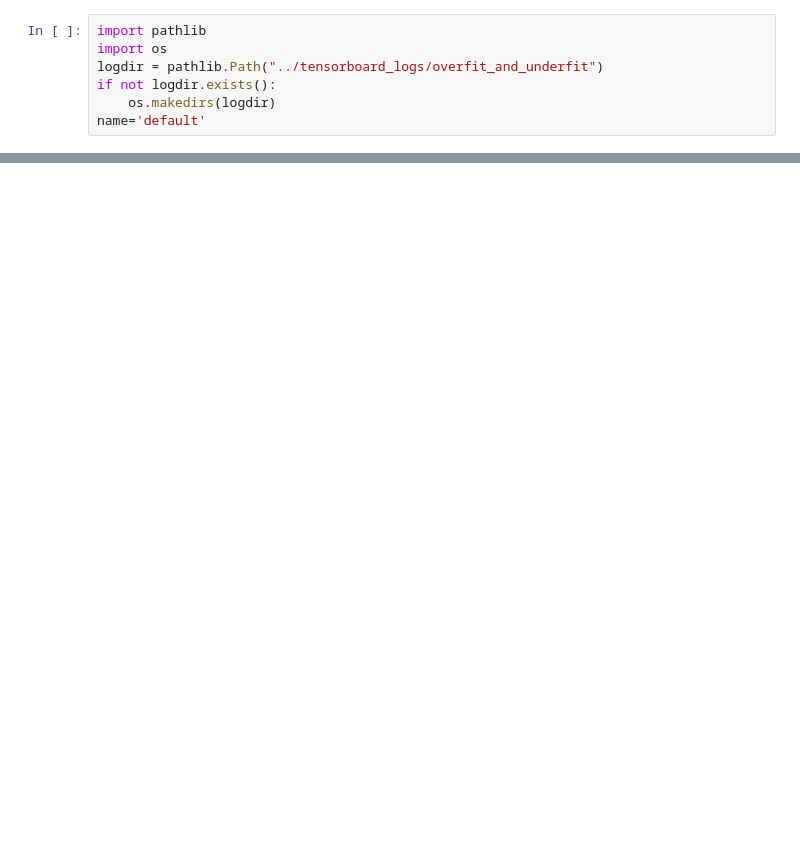
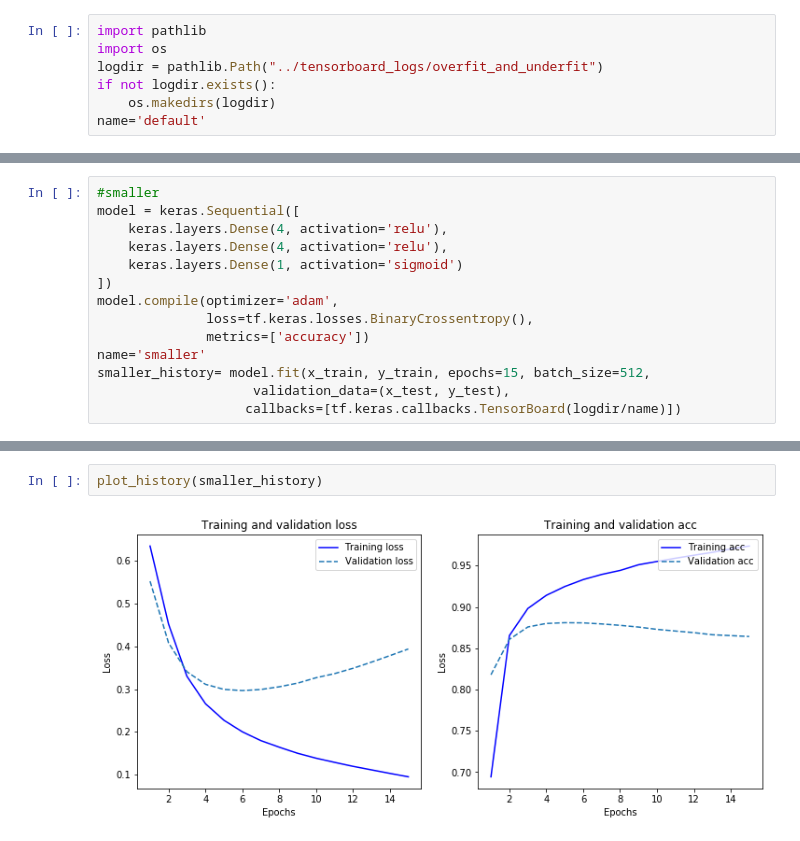
Before and after one commit to ancamarginean/IntroDeepLearning, a Jupyter notebook: d2/Overfitting and underfitting. ML process.ipynb, the cells around one changed output, grey strips where cells are left out. Cells and saved outputs as stored; diff of their text form; blank space fills up the shorter version.

```diff
--- a/d2/Overfitting and underfitting. ML process.ipynb
+++ b/d2/Overfitting and underfitting. ML process.ipynb
@@ -167,0 +224,14 @@ hist.tail()
+# %%
+#smaller
+model = keras.Sequential([
+    keras.layers.Dense(4, activation='relu'),
+    keras.layers.Dense(4, activation='relu'),
+    keras.layers.Dense(1, activation='sigmoid')
+])
+model.compile(optimizer='adam',
+              loss=tf.keras.losses.BinaryCrossentropy(),
+              metrics=['accuracy'])
+name='smaller'
+smaller_history= model.fit(x_train, y_train, epochs=15, batch_size=512,
+                    validation_data=(x_test, y_test),
+                   callbacks=[tf.keras.callbacks.TensorBoard(logdir/name)])
@@ -167,0 +256,4 @@ hist.tail()
+# %%
+plot_history(smaller_history)
+# %% [output]
+[figure, added]
```
Also changed, not shown: parts of 45 cells of this notebook.
